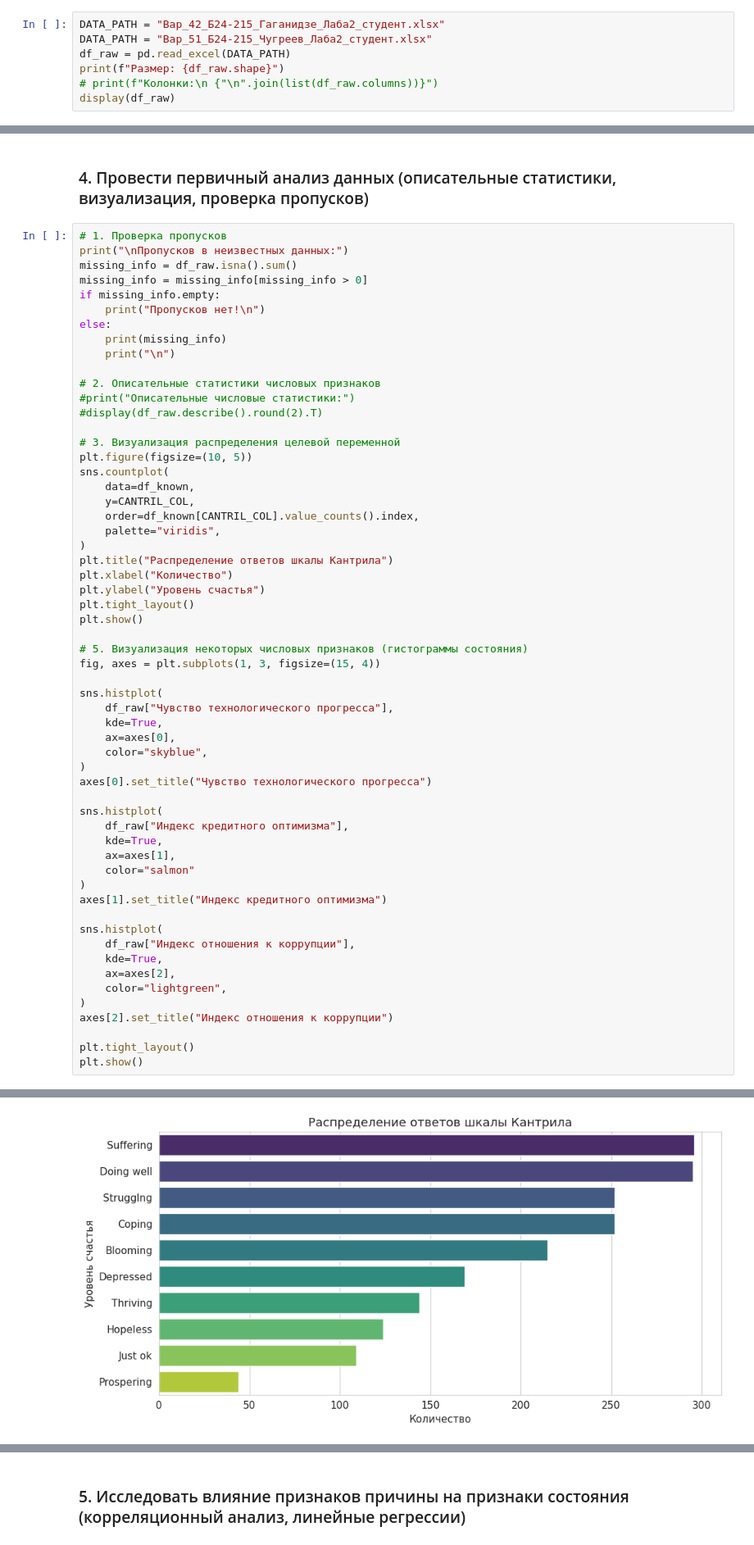
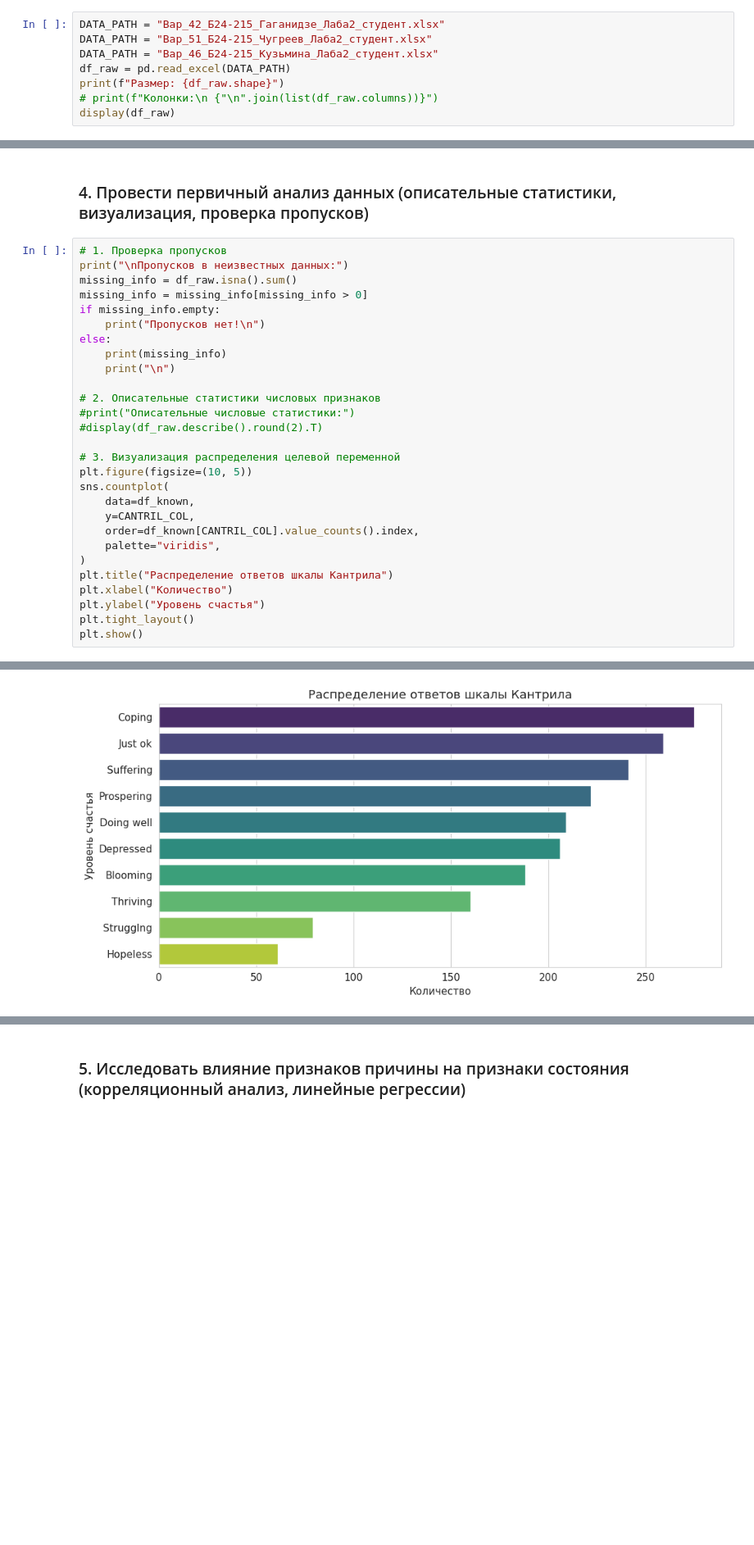
Before and after one commit to mhallan2/latex-labs, a Jupyter notebook: lab02/main.ipynb, the cells around one changed output, grey strips where cells are left out. Shown at 82% size. Drawn from its saved outputs; the diff is of its cells as text; blank space fills up the shorter version.

```diff
--- a/lab02/main.ipynb
+++ b/lab02/main.ipynb
@@ -37,6 +37,7 @@ sns.set_style("whitegrid")
 # %%
 DATA_PATH = "Вар_42_Б24-215_Гаганидзе_Лаба2_студент.xlsx"
 DATA_PATH = "Вар_51_Б24-215_Чугреев_Лаба2_студент.xlsx"
+DATA_PATH = "Вар_46_Б24-215_Кузьмина_Лаба2_студент.xlsx"
 df_raw = pd.read_excel(DATA_PATH)
 print(f"Размер: {df_raw.shape}")
 # print(f"Колонки:\n {"\n".join(list(df_raw.columns))}")
@@ -181,61 +181,31 @@ else:
 
 # 3. Визуализация распределения целевой переменной
 plt.figure(figsize=(10, 5))
 sns.countplot(
     data=df_known,
     y=CANTRIL_COL,
     order=df_known[CANTRIL_COL].value_counts().index,
     palette="viridis",
 )
 plt.title("Распределение ответов шкалы Кантрила")
 plt.xlabel("Количество")
 plt.ylabel("Уровень счастья")
 plt.tight_layout()
 plt.show()
-
-# 5. Визуализация некоторых числовых признаков (гистограммы состояния)
-fig, axes = plt.subplots(1, 3, figsize=(15, 4))
-
-sns.histplot(
-    df_raw["Чувство технологического прогресса"],
-    kde=True,
-    ax=axes[0],
-    color="skyblue",
-)
-axes[0].set_title("Чувство технологического прогресса")
-
-sns.histplot(
-    df_raw["Индекс кредитного оптимизма"],
-    kde=True,
-    ax=axes[1],
-    color="salmon"
-)
-axes[1].set_title("Индекс кредитного оптимизма")
-
-sns.histplot(
-    df_raw["Индекс отношения к коррупции"],
-    kde=True,
-    ax=axes[2],
-    color="lightgreen",
-)
-axes[2].set_title("Индекс отношения к коррупции")
-
-plt.tight_layout()
-plt.show()
 # %% [output]
 Пропусков в неизвестных данных:
 Оценка благополучия                                                 600
 Оценка социальной поддержки                                         600
 Ожидаемая продолжительность здоровой жизни                          600
 Свобода граждан самостоятельно принимать жизненно важные решения    600
 Индекс Щедрости                                                     600
 Индекс отношения к коррупции                                        600
 Оценка риска безработицы                                            600
 Индекс кредитного оптимизма                                         600
 Индекс страха социальных конфликтов                                 600
 Индекс семьи                                                        600
 Индекс продовольственной безопасности                               600
 Чувство технологического прогресса                                  600
 Чувство неравенства доходов в обществе                              600
 dtype: int64
-[figure, old version]
+[figure, new version]
```
Also changed, not shown: parts of 18 cells of this notebook.
